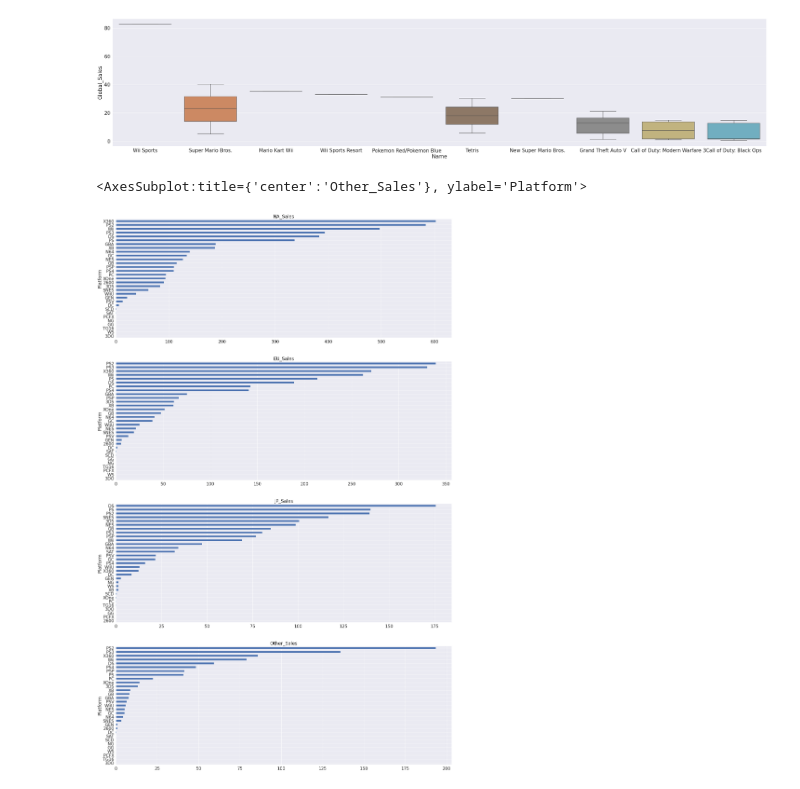
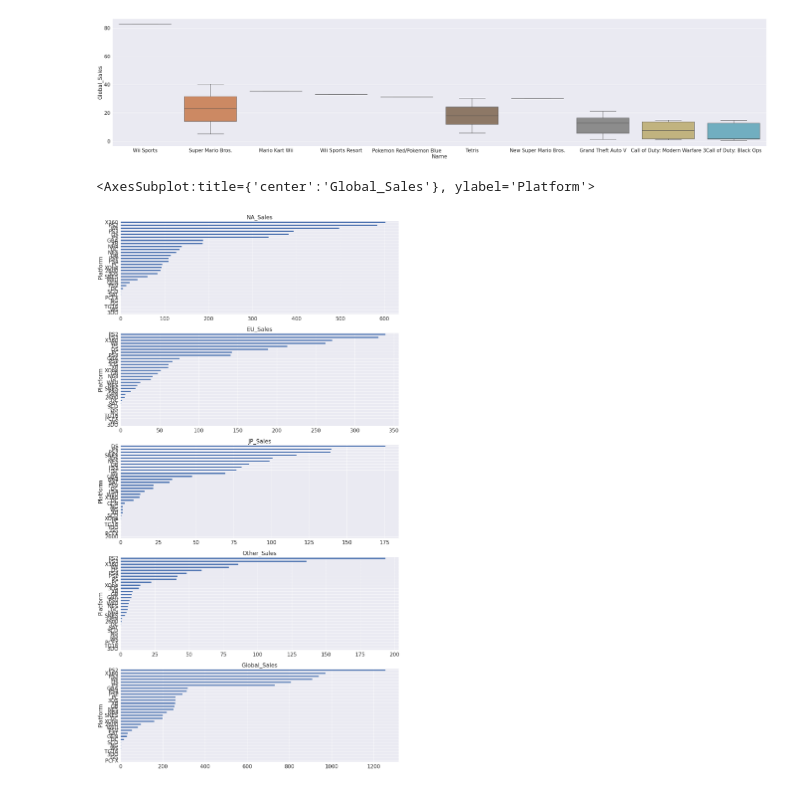
Before and after one commit to dualbricks/cyberbullying_classification, a Jupyter notebook: videoGame_EDA.ipynb, the cells around one changed output. Cells and saved outputs as stored; diff of their text form; code cells hidden in the pictures.

```diff
--- a/videoGame_EDA.ipynb
+++ b/videoGame_EDA.ipynb
@@ -130,14 +157,15 @@ plot_most_popular(cleaned_data, "Global_Sales", "Name")
 [figure]
 [figure]
 # %%
-f, axes = plt.subplots(4, 1, figsize=(30, 50))
+f, axes = plt.subplots(5, 1, figsize=(20, 40))
 data.groupby('Platform')['NA_Sales'].sum().sort_values(ascending=True).plot(kind='barh', title='NA_Sales', ax = axes[0])
 data.groupby('Platform')['EU_Sales'].sum().sort_values(ascending=True).plot(kind='barh', title='EU_Sales', ax = axes[1])
 data.groupby('Platform')['JP_Sales'].sum().sort_values(ascending=True).plot(kind='barh', title='JP_Sales', ax = axes[2])
 data.groupby('Platform')['Other_Sales'].sum().sort_values(ascending=True).plot(kind='barh', title='Other_Sales', ax = axes[3])
+data.groupby('Platform')['Global_Sales'].sum().sort_values(ascending=True).plot(kind='barh', title='Global_Sales', ax = axes[4])
 # %% [output]
-<AxesSubplot:title={'center':'Other_Sales'}, ylabel='Platform'>
+<AxesSubplot:title={'center':'Global_Sales'}, ylabel='Platform'>
-[figure, old version]
+[figure, new version]
 # %%
 
 cleanedData = null_cleaning(data, ['Genre', 'Publisher'])
```
Also changed, not shown: parts of 8 cells of this notebook.
